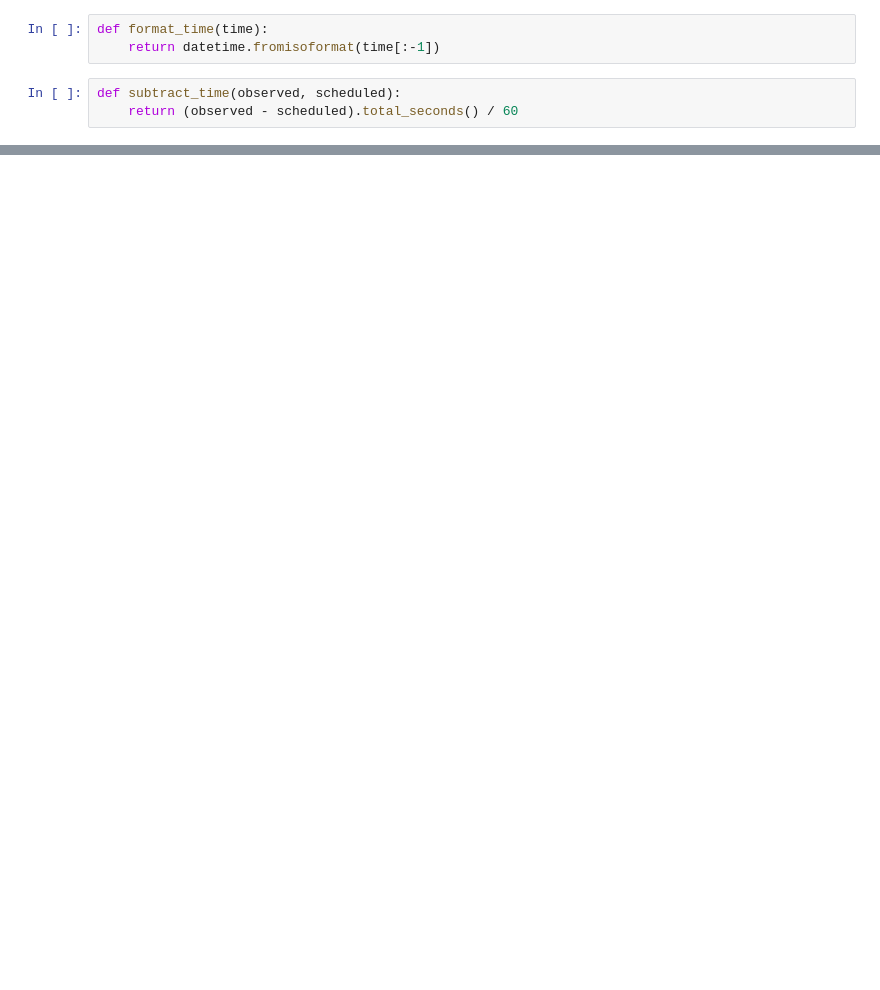
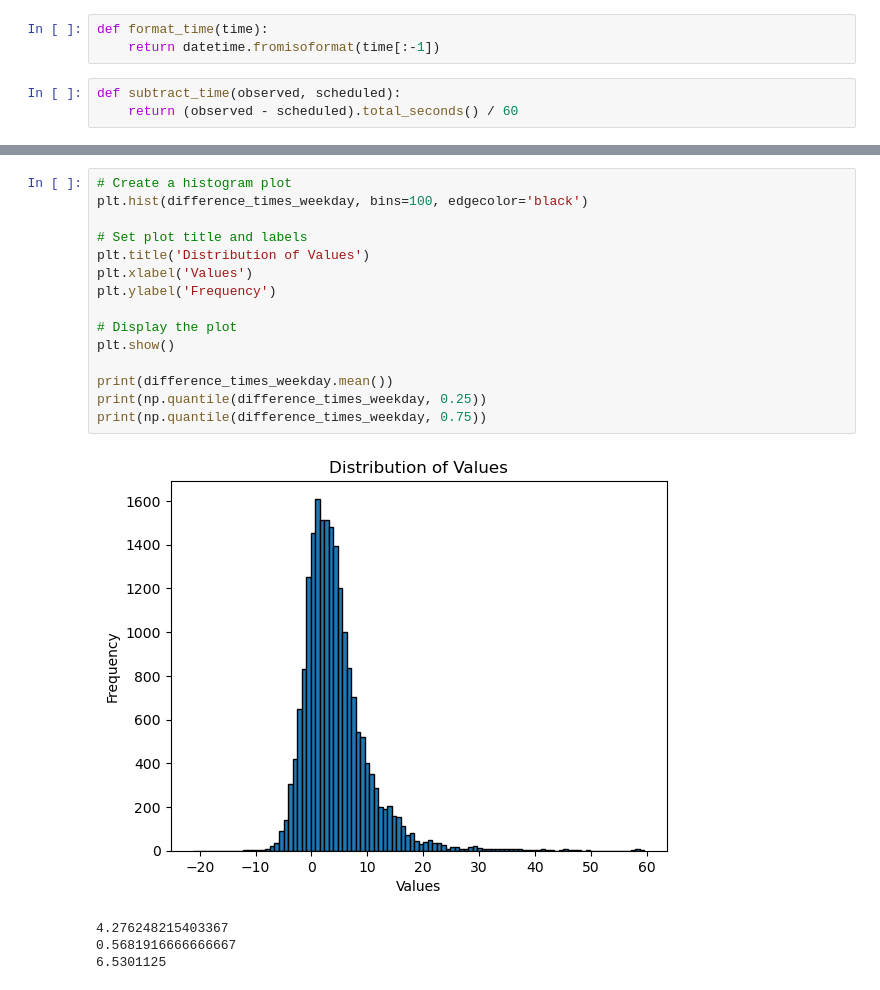
Before and after one commit to tommyli03/citylink-data-analysis, a Jupyter notebook: hello.ipynb, the cells around one changed output, grey strips where cells are left out. Drawn from its saved outputs; the diff is of its cells as text; blank space fills up the shorter version.

```diff
--- a/hello.ipynb
+++ b/hello.ipynb
@@ -41,0 +62,20 @@ print(np.quantile(difference_times, 0.75))
+# %%
+# Create a histogram plot
+plt.hist(difference_times_weekday, bins=100, edgecolor='black')
+
+# Set plot title and labels
+plt.title('Distribution of Values')
+plt.xlabel('Values')
+plt.ylabel('Frequency')
+
+# Display the plot
+plt.show()
+
+print(difference_times_weekday.mean())
+print(np.quantile(difference_times_weekday, 0.25))
+print(np.quantile(difference_times_weekday, 0.75))
+# %% [output]
+[figure, added]
+4.276248215403367
+0.5681916666666667
+6.5301125
```
Also changed, not shown: parts of 6 cells of this notebook.
